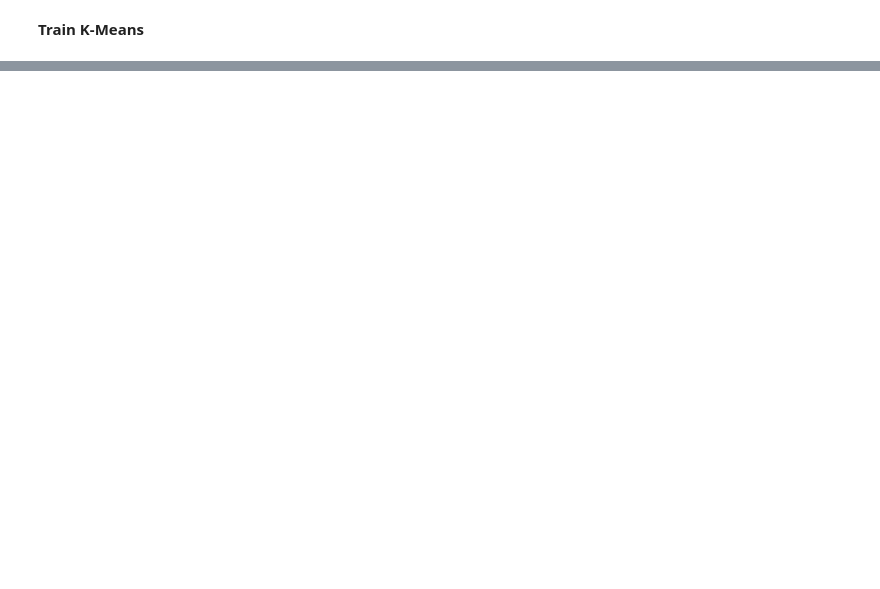
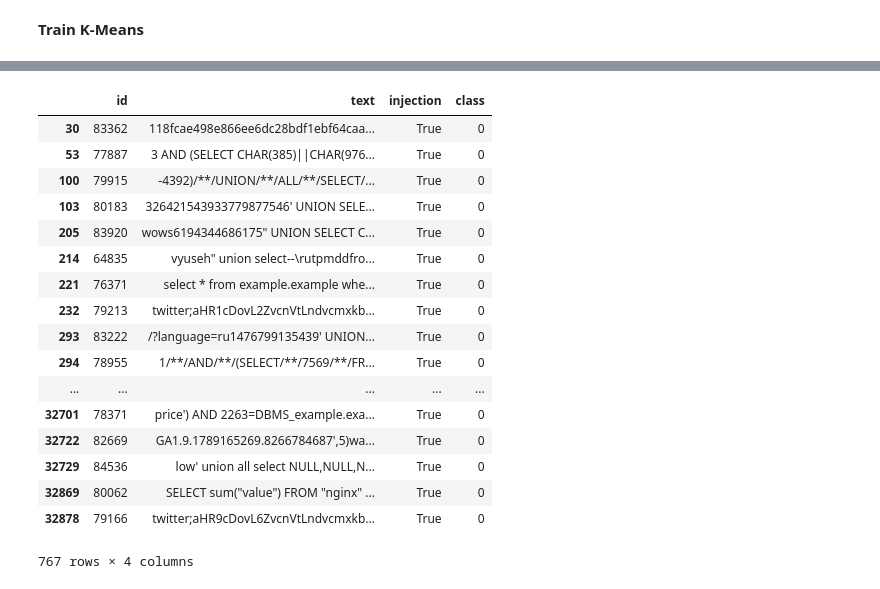
Before and after one commit to meandmymind/requests-clustering-autoencoder, a Jupyter notebook: src/pipeline.ipynb, the cells around one changed output, grey strips where cells are left out. Drawn from its saved outputs; the diff is of its cells as text; code cells hidden in the pictures; blank space fills up the shorter version.

```diff
--- a/src/pipeline.ipynb
+++ b/src/pipeline.ipynb
@@ -453,0 +449,21 @@ ParserError: Error tokenizing data. C error: Buffer overflow caught - possible m
+# %%
+train_kmeans_result[(train_kmeans_result['class'] == 0) & (train_kmeans_result['injection'] == True)]
+# %% [output]
+|  | id | text | injection | class |
+| 30 | 83362 | 118fcae498e866ee6dc28bdf1ebf64caa... | True | 0 |
+| 53 | 77887 | 3 AND (SELECT CHAR(385)||CHAR(976... | True | 0 |
+| 100 | 79915 | -4392)/**/UNION/**/ALL/**/SELECT/... | True | 0 |
+| 103 | 80183 | 326421543933779877546' UNION SELE... | True | 0 |
+| 205 | 83920 | wows6194344686175" UNION SELECT C... | True | 0 |
+| 214 | 64835 | vyuseh" union select--\rutpmddfro... | True | 0 |
+| 221 | 76371 | select * from example.example whe... | True | 0 |
+| 232 | 79213 | twitter;aHR1cDovL2ZvcnVtLndvcmxkb... | True | 0 |
+| 293 | 83222 | /?language=ru1476799135439' UNION... | True | 0 |
+| 294 | 78955 | 1/**/AND/**/(SELECT/**/7569/**/FR... | True | 0 |
+| ... | ... | ... | ... | ... |
+| 32701 | 78371 | price') AND 2263=DBMS_example.exa... | True | 0 |
+| 32722 | 82669 | GA1.9.1789165269.8266784687',5)wa... | True | 0 |
+| 32729 | 84536 | low' union all select NULL,NULL,N... | True | 0 |
+| 32869 | 80062 | SELECT sum("value") FROM "nginx" ... | True | 0 |
+| 32878 | 79166 | twitter;aHR9cDovL6ZvcnVtLndvcmxkb... | True | 0 |
+767 rows × 4 columns
```
Also changed, not shown: parts of 69 cells of this notebook, 17 other files.
